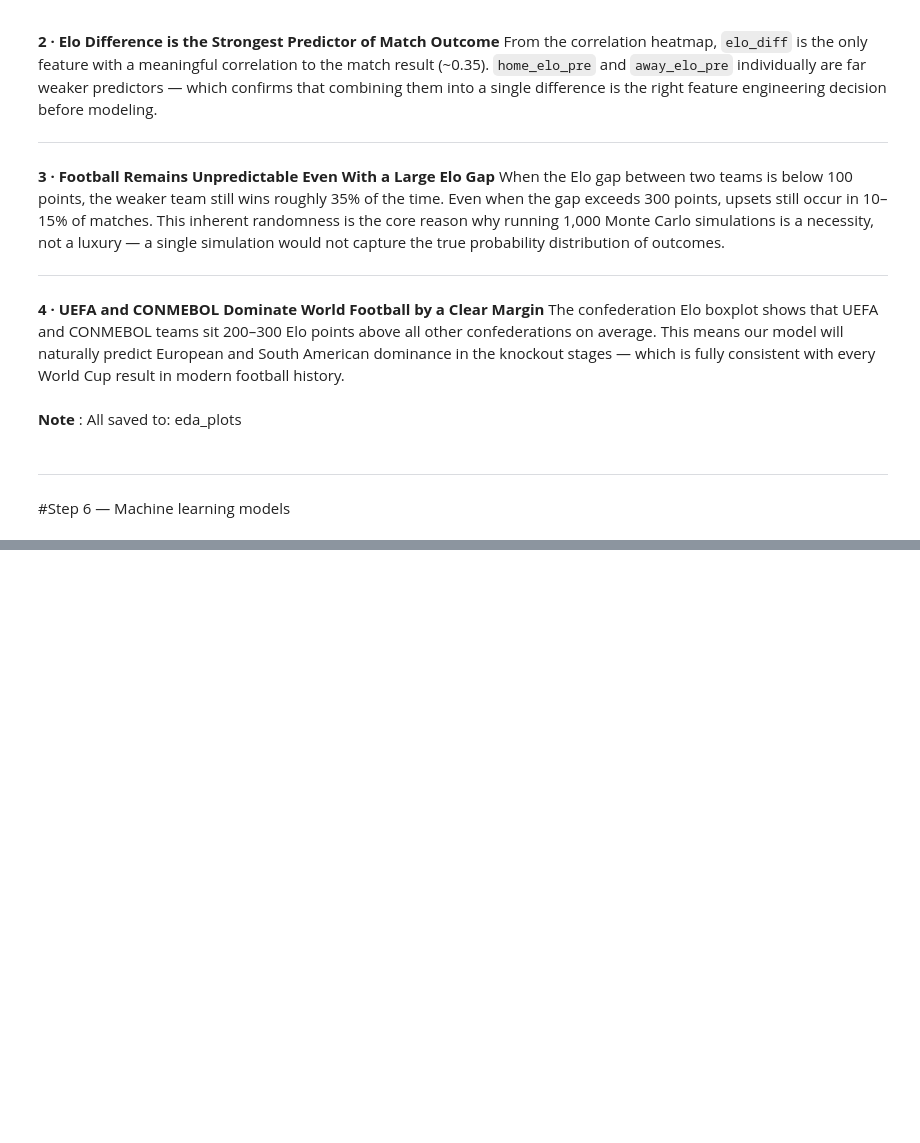
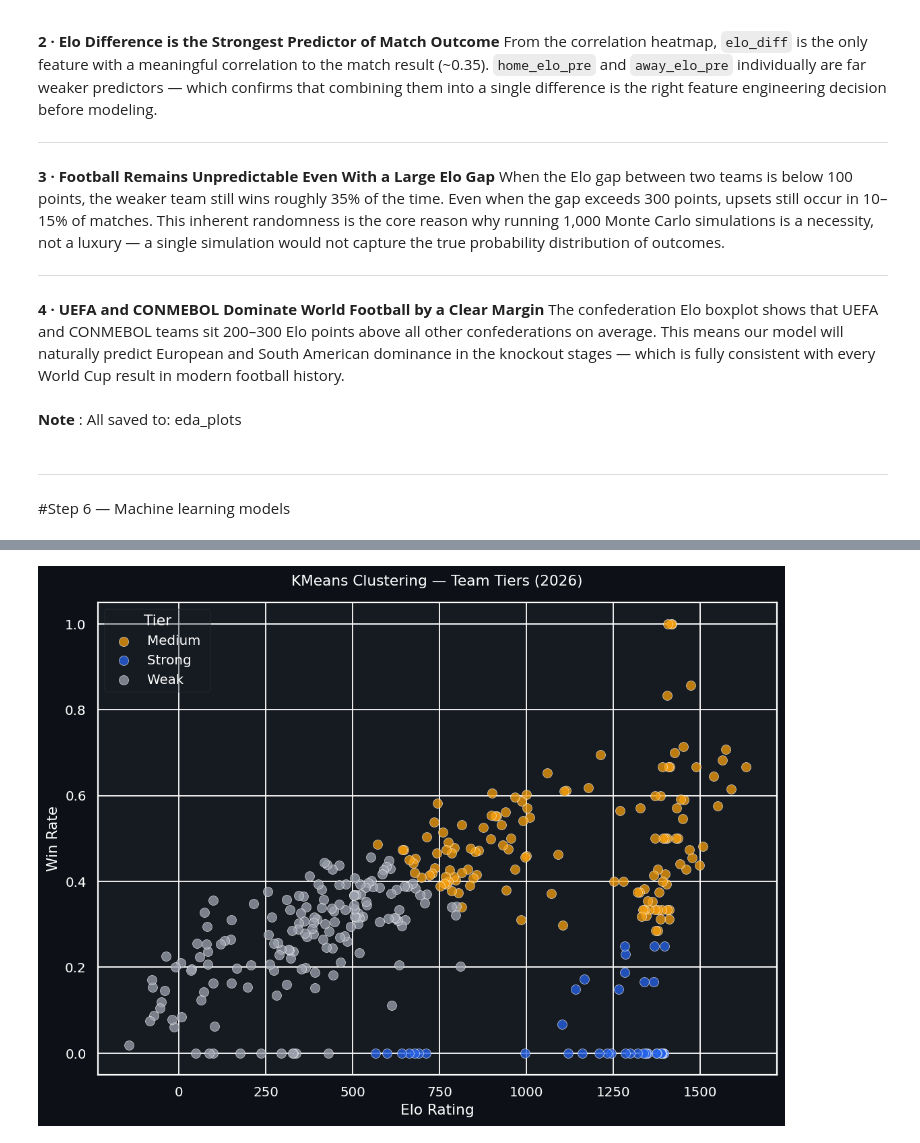
Before and after one commit to EngMohamed-op/supervised-and-unsupervised-project, a Jupyter notebook: WorldCup2026Prediction.ipynb, the cells around one changed output, grey strips where cells are left out. Saved outputs shown, nothing was run; the diff lists cells and outputs as text; code cells hidden in the pictures; blank space fills up the shorter version.

```diff
--- a/WorldCup2026Prediction.ipynb
+++ b/WorldCup2026Prediction.ipynb
@@ -1278,0 +1588,87 @@ The confederation Elo boxplot shows that UEFA and CONMEBOL teams sit 200–300 E
+# %%
+# SECTION 3 — KMEANS TEAM CLUSTERING ( Model 2 )
+
+print("_" * 60)
+print("  SECTION 3 — KMEANS TEAM CLUSTERING")
+print("_" * 60)
+
+#KMeans: unsupervised — lets the data itself define tiers. We don't manually label "strong/medium/weak". 3 clusters mirror the natural football hierarchy.
+
+elo_snap = pd.read_csv("elo_snapshot_2026.csv")
+
+#Extra features per team for richer clustering
+win_rate_all = {}
+for team in elo_snap['team']:
+    h_wins = len(df[(df['home_team'] == team) & (df['result'] == 2)])
+    a_wins = len(df[(df['away_team'] == team) & (df['result'] == 0)])
+    played = len(df[(df['home_team'] == team) | (df['away_team'] == team)])
+    win_rate_all[team] = (h_wins + a_wins) / played if played > 0 else 0
+
+elo_snap['win_rate'] = elo_snap['team'].map(win_rate_all).fillna(0)
+
+cluster_features = ['elo_2026', 'win_rate']
+X_cluster = elo_snap[cluster_features].copy()
+
+#Scale for KMeans (distance-sensitive)
+scaler_k = StandardScaler()
+X_scaled = scaler_k.fit_transform(X_cluster)
+
+#3 clusters: matches the project brief (Strong/Medium/Weak)
+#                 and confirmed by Elbow method
+kmeans = KMeans(n_clusters=3, random_state=42, n_init=10)
+elo_snap['cluster'] = kmeans.fit_predict(X_scaled)
+
+#Map cluster IDs to labels by Elo centroid
+centroid_elo = elo_snap.groupby('cluster')['elo_2026'].mean().sort_values(ascending=False)
+label_map    = {centroid_elo.index[0]: 'Strong ',
+                centroid_elo.index[1]: 'Medium ',
+                centroid_elo.index[2]: 'Weak   '}
+elo_snap['tier'] = elo_snap['cluster'].map(label_map)
+
+print("\nCluster Sizes:")
+print(elo_snap['tier'].value_counts().to_string())
+
+print("\nStrong Tier — Top 15 Teams:")
+strong = elo_snap[elo_snap['tier'] == 'Strong 💪'].sort_values('elo_2026', ascending=False)
+print(strong[['team', 'elo_2026', 'win_rate']].head(15).to_string(index=False))
+
+#Scatter plot: Elo vs Win Rate, colored by cluster
+cluster_colors = {'Strong ': C_PRIMARY,
+                  'Medium ': C_SECONDARY,
+                  'Weak   ': C_NEUTRAL}
+
+fig, ax = plt.subplots(figsize=(10, 7))
+for tier, grp in elo_snap.groupby('tier'):
+    ax.scatter(grp['elo_2026'], grp['win_rate'],
+               label=tier, color=cluster_colors[tier],
+               alpha=0.75, edgecolors='white', linewidth=0.4, s=60)
+
+ax.set_title('KMeans Clustering — Team Tiers (2026)', pad=14)
+ax.set_xlabel('Elo Rating')
+ax.set_ylabel('Win Rate')
+ax.legend(title='Tier', framealpha=0.3)
+save_ml_fig("04_kmeans_clusters")
+
+#Elbow curve (justification for k=3)
+inertias = []
+K_range  = range(2, 9)
+for k in K_range:
+    km = KMeans(n_clusters=k, random_state=42, n_init=10)
+    km.fit(X_scaled)
+    inertias.append(km.inertia_)
+
+fig, ax = plt.subplots(figsize=(8, 5))
+ax.plot(K_range, inertias, color=C_ACCENT,
+        linewidth=2.5, marker='o', markersize=7)
+ax.axvline(3, linestyle='--', color=C_DANGER,
+           alpha=0.7, label='Chosen k = 3')
+ax.set_title('KMeans Elbow Curve — Choosing k', pad=14)
+ax.set_xlabel('Number of Clusters (k)')
+ax.set_ylabel('Inertia')
+ax.legend()
+save_ml_fig("05_elbow_curve")
+
+# Save clustered snapshot for simulator
+elo_snap.to_csv("elo_snapshot_clustered.csv", index=False)
+print("\n  Section 3 complete — elo_snapshot_clustered.csv saved.\n")
+# %% [output]
@@ -1278,0 +1690 @@ The confederation Elo boxplot shows that UEFA and CONMEBOL teams sit 200–300 E
+[figure, added]
```
Also changed, not shown: parts of 21 cells of this notebook.
